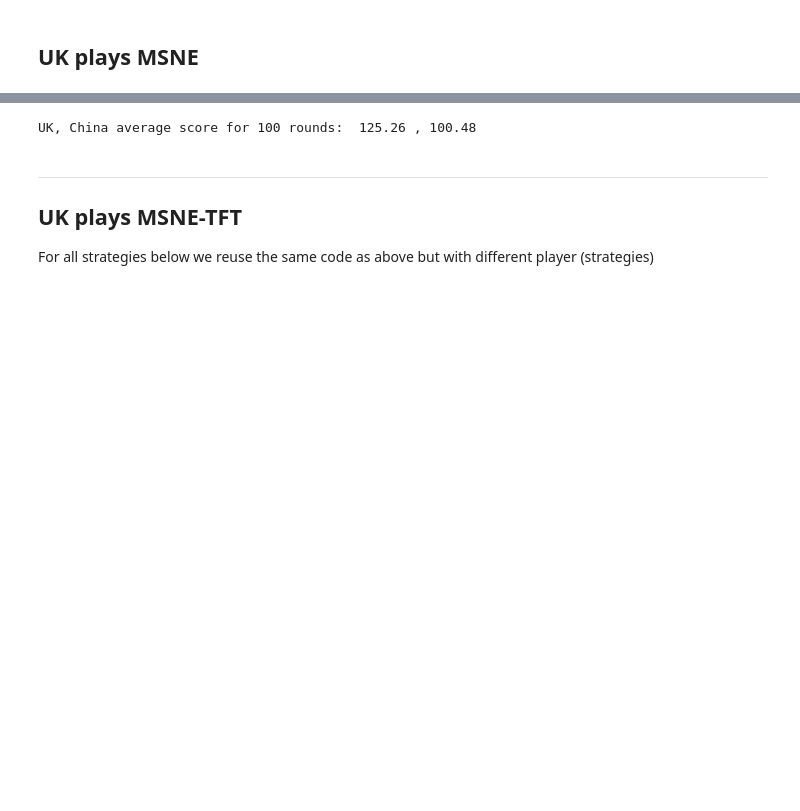
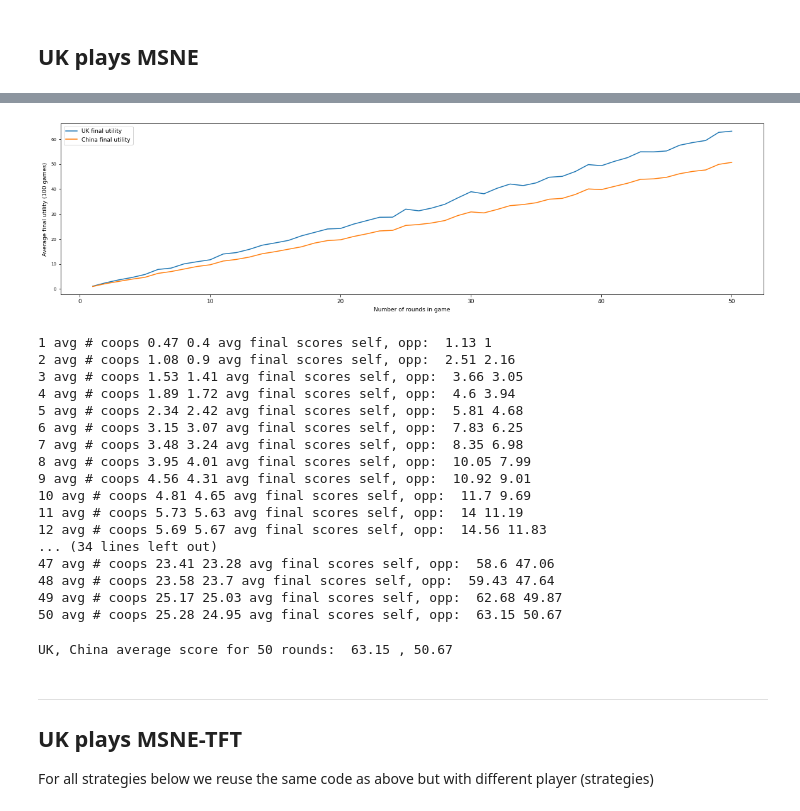
Before and after one commit to joyjixu/game_theory, a Jupyter notebook: game_theory_assignment_1.ipynb, the cells around one changed output, grey strips where cells are left out. Cells and saved outputs as stored; diff of their text form; code cells hidden in the pictures; blank space fills up the shorter version.

```diff
--- a/game_theory_assignment_1.ipynb
+++ b/game_theory_assignment_1.ipynb
@@ -272,2 +304,19 @@ Now we start comparing the UK strategies
+# %%
+# making a function to print stats
+def stats(n_rounds, avg_self_coops, avg_opp_coops, avg_self_final_scores, avg_opponent_final_scores):
+  x=[x for x in range(1,51)]
+
+  plt.figure(figsize=(20,5))
+  plt.plot(x, avg_self_final_scores, label = "UK final utility")
+  plt.plot(x, avg_opponent_final_scores, label = "China final utility")
+
+  plt.xlabel("Number of rounds in game")
+  plt.ylabel("Average final utility (100 games)")
+  plt.legend()
+  plt.show()
+
+  # print stats
+  for i in range(0,n_rounds):
+      print((i+1), "avg # coops", avg_self_coops[i], avg_opp_coops[i], "avg final scores self, opp: ", avg_self_final_scores[i], avg_opponent_final_scores[i])
 # %% [markdown]
 ## UK plays MSNE
@@ -345,9 +323,43 @@ for i in range(0,100):
+# %%
+# uk plays msne probability, china plays with msne prob then tit for tat
+
+
+players = [uk_msne, china_msne_tft()]
+
+
+# we will play games with one round, then two rounds,..., up to 50 rounds
+# final utility per game is sum of utility in all rounds
+
+avg_self_coops, avg_opp_coops, avg_self_final_scores, avg_opponent_final_scores = iterate(50, players)
+
+
+# plot figure
+stats(50, avg_self_coops, avg_opp_coops, avg_self_final_scores, avg_opponent_final_scores)
+# %% [output]
+[figure, added]
+1 avg # coops 0.47 0.4 avg final scores self, opp:  1.13 1
+2 avg # coops 1.08 0.9 avg final scores self, opp:  2.51 2.16
+3 avg # coops 1.53 1.41 avg final scores self, opp:  3.66 3.05
+4 avg # coops 1.89 1.72 avg final scores self, opp:  4.6 3.94
+5 avg # coops 2.34 2.42 avg final scores self, opp:  5.81 4.68
+6 avg # coops 3.15 3.07 avg final scores self, opp:  7.83 6.25
+7 avg # coops 3.48 3.24 avg final scores self, opp:  8.35 6.98
+8 avg # coops 3.95 4.01 avg final scores self, opp:  10.05 7.99
+9 avg # coops 4.56 4.31 avg final scores self, opp:  10.92 9.01
+10 avg # coops 4.81 4.65 avg final scores self, opp:  11.7 9.69
+11 avg # coops 5.73 5.63 avg final scores self, opp:  14 11.19
+12 avg # coops 5.69 5.67 avg final scores self, opp:  14.56 11.83
+... (34 lines left out)
+47 avg # coops 23.41 23.28 avg final scores self, opp:  58.6 47.06
+48 avg # coops 23.58 23.7 avg final scores self, opp:  59.43 47.64
+49 avg # coops 25.17 25.03 avg final scores self, opp:  62.68 49.87
+50 avg # coops 25.28 24.95 avg final scores self, opp:  63.15 50.67
 # %%
 msne_scores = avg_self_final_scores
 # %%
-print("UK, China average score for 100 rounds: ", avg_self_final_scores[-1], ",", avg_opponent_final_scores[-1])
+print("UK, China average score for 50 rounds: ", avg_self_final_scores[-1], ",", avg_opponent_final_scores[-1])
 # %% [output]
-UK, China average score for 100 rounds:  125.26 , 100.48
+UK, China average score for 50 rounds:  63.15 , 50.67
 # %% [markdown]
 ---
 ## UK plays MSNE-TFT
```
Also changed, not shown: parts of 22 cells of this notebook.
